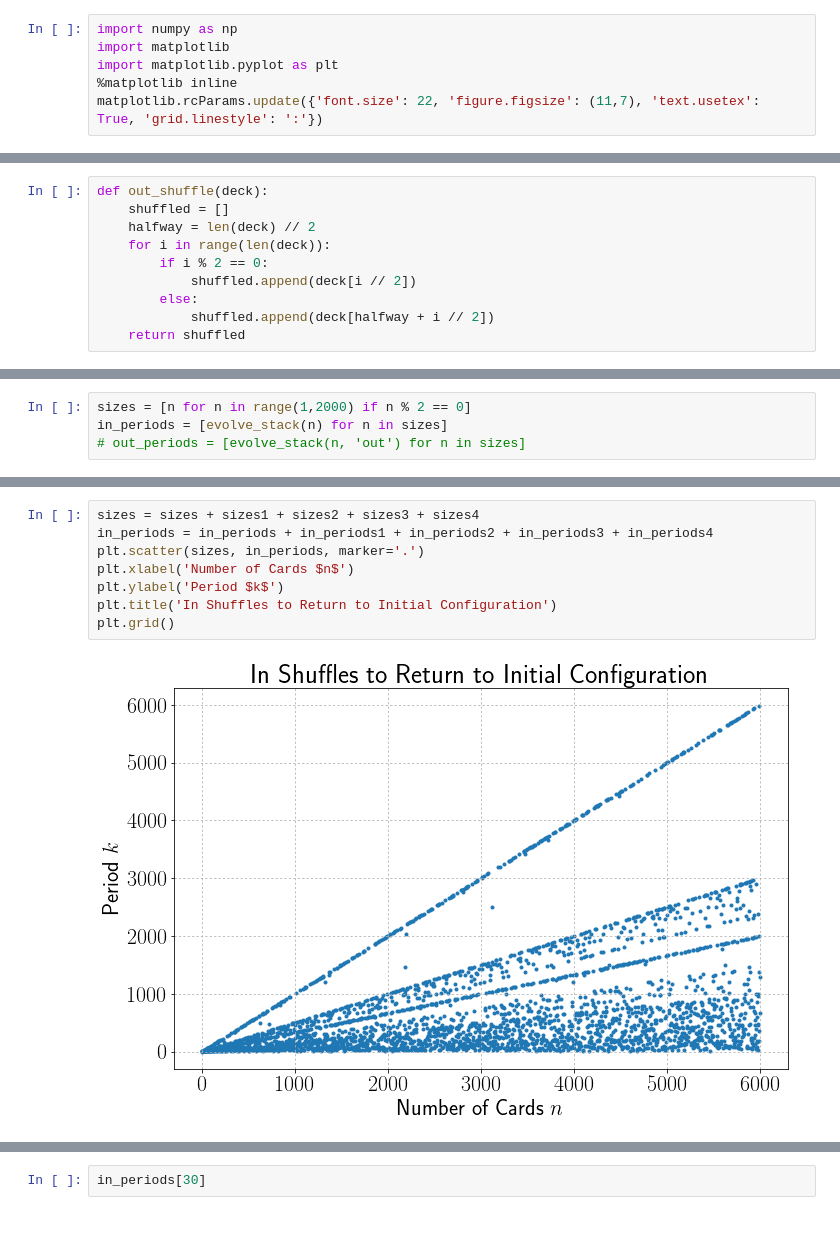
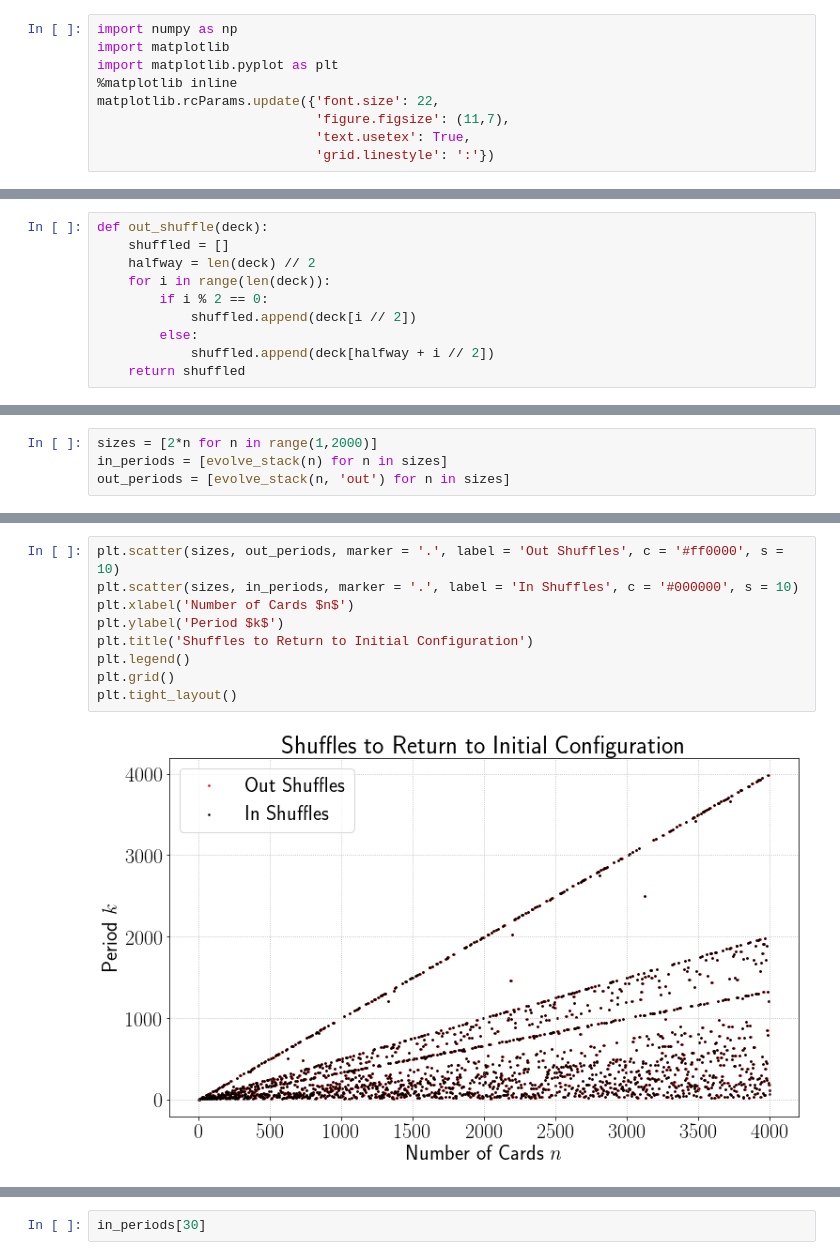
Before and after one commit to natestemen/research-projects, a Jupyter notebook: poker/poker_chips.ipynb, the cells around one changed output, grey strips where cells are left out. Saved outputs shown, nothing was run; the diff lists cells and outputs as text; blank space fills up the shorter version.

```diff
--- a/poker/poker_chips.ipynb
+++ b/poker/poker_chips.ipynb
@@ -3,4 +7,7 @@ import numpy as np
 import matplotlib
 import matplotlib.pyplot as plt
 %matplotlib inline
-matplotlib.rcParams.update({'font.size': 22, 'figure.figsize': (11,7), 'text.usetex': True, 'grid.linestyle': ':'})
+matplotlib.rcParams.update({'font.size': 22,
+                            'figure.figsize': (11,7),
+                            'text.usetex': True,
+                            'grid.linestyle': ':'})
@@ -81,4 +79,4 @@ evolve_stack(52, 'out')
 # %%
-sizes = [n for n in range(1,2000) if n % 2 == 0]
+sizes = [2*n for n in range(1,2000)]
 in_periods = [evolve_stack(n) for n in sizes]
-# out_periods = [evolve_stack(n, 'out') for n in sizes]
+out_periods = [evolve_stack(n, 'out') for n in sizes]
@@ -187,10 +83,11 @@ in_periods4 = [evolve_stack(n) for n in sizes4]
 # %%
-sizes = sizes + sizes1 + sizes2 + sizes3 + sizes4
-in_periods = in_periods + in_periods1 + in_periods2 + in_periods3 + in_periods4
-plt.scatter(sizes, in_periods, marker='.')
+plt.scatter(sizes, out_periods, marker = '.', label = 'Out Shuffles', c = '#ff0000', s = 10)
+plt.scatter(sizes, in_periods, marker = '.', label = 'In Shuffles', c = '#000000', s = 10)
 plt.xlabel('Number of Cards $n$')
 plt.ylabel('Period $k$')
-plt.title('In Shuffles to Return to Initial Configuration')
+plt.title('Shuffles to Return to Initial Configuration')
+plt.legend()
 plt.grid()
+plt.tight_layout()
 # %% [output]
-[figure, old version]
+[figure, new version]
```
Also changed, not shown: parts of 28 cells of this notebook.
